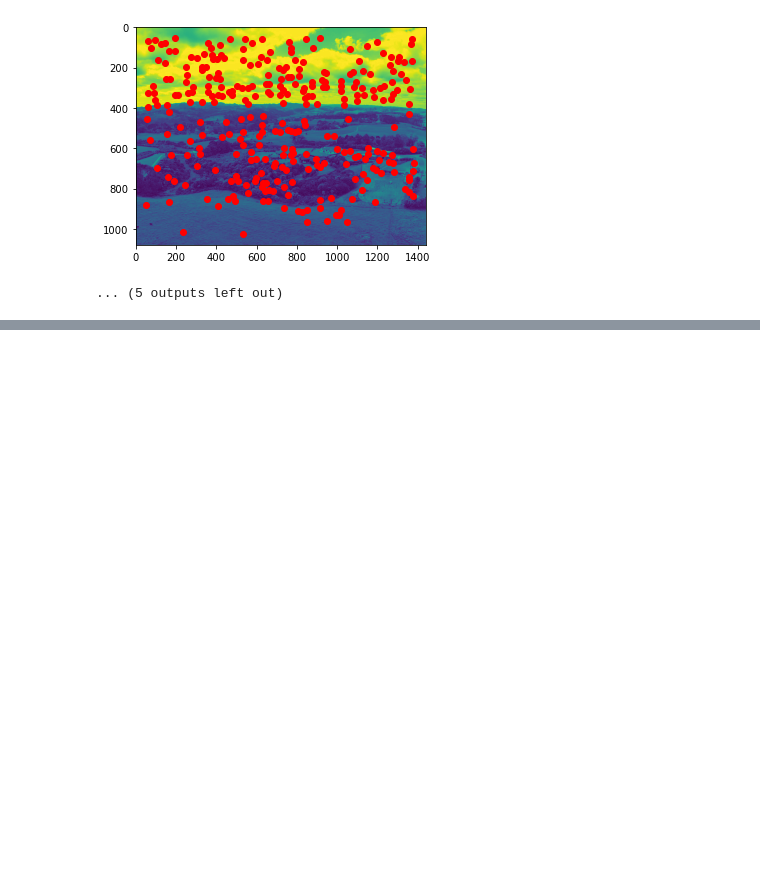
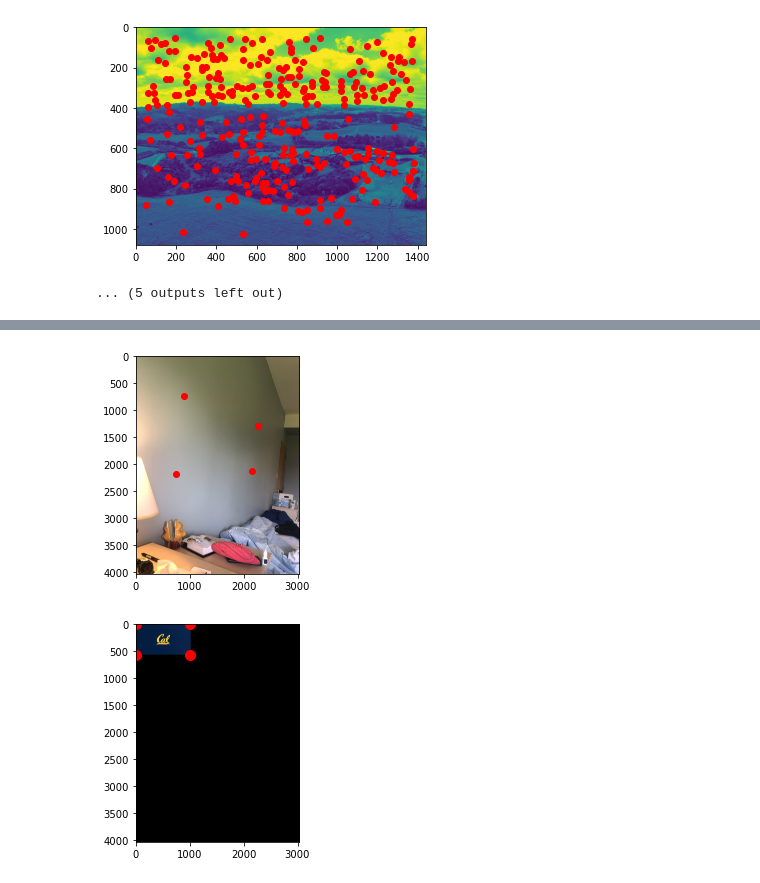
Before and after one commit to bxliu2000/bxliu2000.github.io, a Jupyter notebook: proj5/Part B.ipynb, the cells around one changed output, grey strips where cells are left out. Drawn from its saved outputs; the diff is of its cells as text; code cells hidden in the pictures; blank space fills up the shorter version.

```diff
--- a/proj5/Part B.ipynb
+++ b/proj5/Part B.ipynb
@@ -360,0 +373,29 @@ skio.imsave('testerr.png', mosaic)
+# %%
+poster_position = np.array([
+    [886, 729],
+    [2262, 1295],
+    [2165, 2134],
+    [753, 2182]
+])
+poster_pts = np.array([
+    [0, 0],
+    [poster.shape[1], 0],
+    [poster.shape[1], poster.shape[0]],
+    [0, poster.shape[0]]
+])
+resized_poster = np.zeros(room.shape)
+resized_poster[:poster.shape[0], :poster.shape[1]] = poster
+
+room = room / room.max()
+resized_poster = resized_poster / resized_poster.max()
+
+
+plt.scatter(poster_position.T[0], poster_position.T[1], c='red')
+plt.imshow(room)
+plt.show()
+plt.scatter(poster_pts.T[0], poster_pts.T[1], c='red', s=100)
+plt.imshow(resized_poster)
+plt.show()
+# %% [output]
+[figure, added]
+[figure, added]
```
Also changed, not shown: parts of 6 cells of this notebook, 6 other files.
